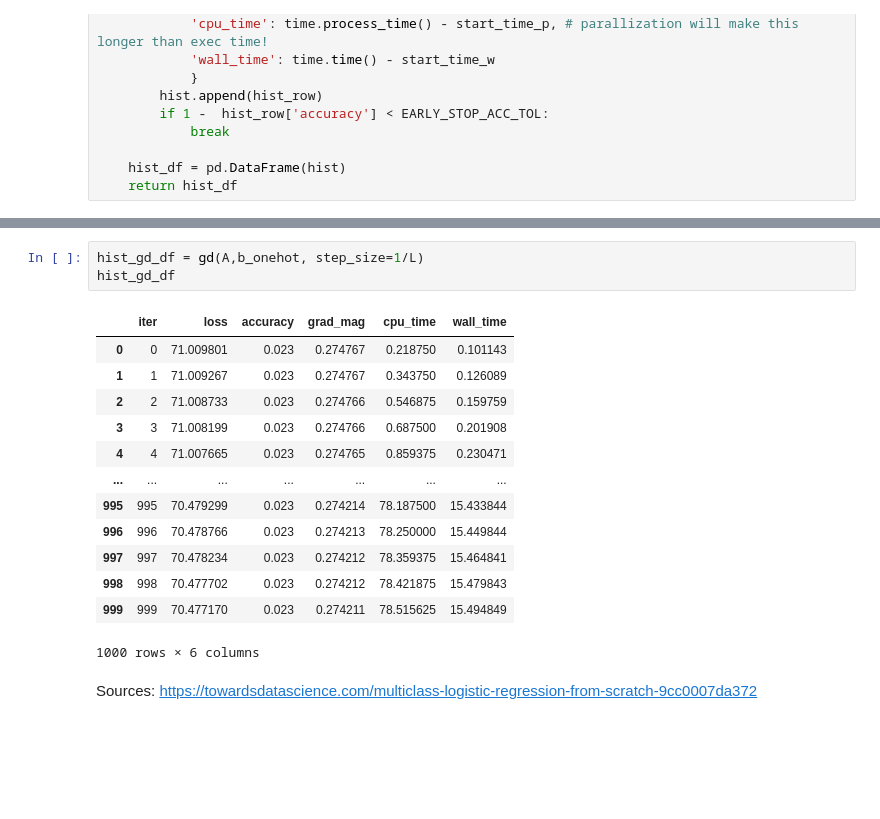
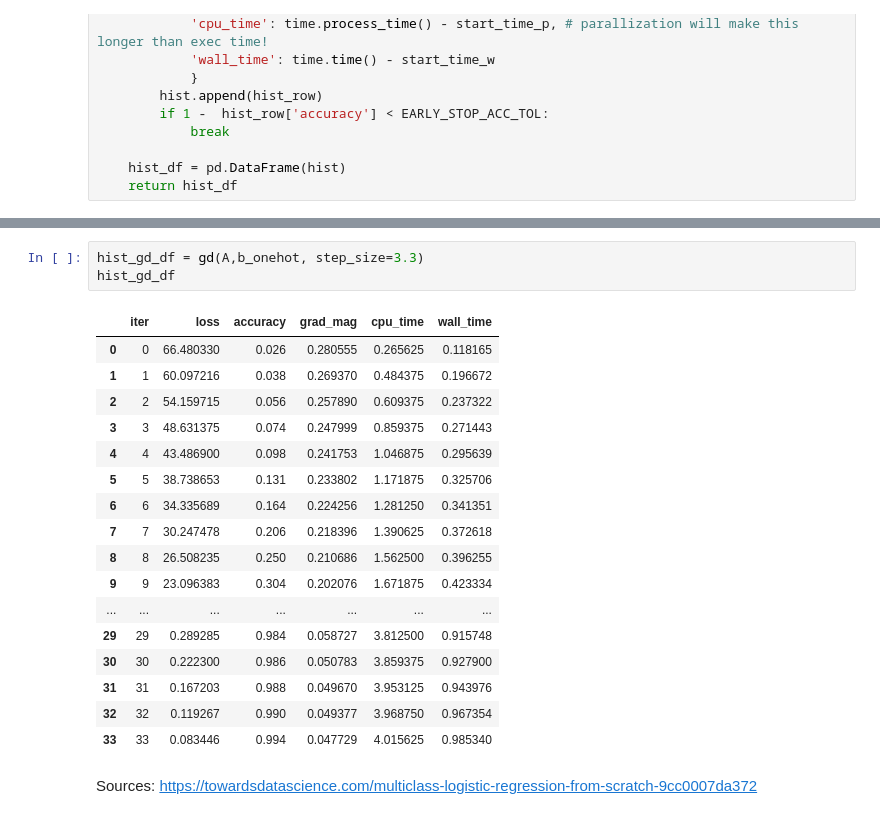
Before and after one commit to Aiecco/BCGD-methods, a Jupyter notebook: stepsize_exp.ipynb, the cells around one changed output, grey strips where cells are left out. Drawn from its saved outputs; the diff is of its cells as text; blank space fills up the shorter version.

```diff
--- a/stepsize_exp.ipynb
+++ b/stepsize_exp.ipynb
@@ -125,20 +125,24 @@ Approximated Lipschitz constant: 3922.087428481841
 # %%
-hist_gd_df = gd(A,b_onehot, step_size=1/L)
+hist_gd_df = gd(A,b_onehot, step_size=3.3)
 hist_gd_df
 # %% [output]
 |  | iter | loss | accuracy | grad_mag | cpu_time | wall_time |
-| 0 | 0 | 71.009801 | 0.023 | 0.274767 | 0.218750 | 0.101143 |
-| 1 | 1 | 71.009267 | 0.023 | 0.274767 | 0.343750 | 0.126089 |
-| 2 | 2 | 71.008733 | 0.023 | 0.274766 | 0.546875 | 0.159759 |
-| 3 | 3 | 71.008199 | 0.023 | 0.274766 | 0.687500 | 0.201908 |
-| 4 | 4 | 71.007665 | 0.023 | 0.274765 | 0.859375 | 0.230471 |
+| 0 | 0 | 66.480330 | 0.026 | 0.280555 | 0.265625 | 0.118165 |
+| 1 | 1 | 60.097216 | 0.038 | 0.269370 | 0.484375 | 0.196672 |
+| 2 | 2 | 54.159715 | 0.056 | 0.257890 | 0.609375 | 0.237322 |
+| 3 | 3 | 48.631375 | 0.074 | 0.247999 | 0.859375 | 0.271443 |
+| 4 | 4 | 43.486900 | 0.098 | 0.241753 | 1.046875 | 0.295639 |
+| 5 | 5 | 38.738653 | 0.131 | 0.233802 | 1.171875 | 0.325706 |
+| 6 | 6 | 34.335689 | 0.164 | 0.224256 | 1.281250 | 0.341351 |
+| 7 | 7 | 30.247478 | 0.206 | 0.218396 | 1.390625 | 0.372618 |
+| 8 | 8 | 26.508235 | 0.250 | 0.210686 | 1.562500 | 0.396255 |
+| 9 | 9 | 23.096383 | 0.304 | 0.202076 | 1.671875 | 0.423334 |
 | ... | ... | ... | ... | ... | ... | ... |
-| 995 | 995 | 70.479299 | 0.023 | 0.274214 | 78.187500 | 15.433844 |
-| 996 | 996 | 70.478766 | 0.023 | 0.274213 | 78.250000 | 15.449844 |
-| 997 | 997 | 70.478234 | 0.023 | 0.274212 | 78.359375 | 15.464841 |
-| 998 | 998 | 70.477702 | 0.023 | 0.274212 | 78.421875 | 15.479843 |
-| 999 | 999 | 70.477170 | 0.023 | 0.274211 | 78.515625 | 15.494849 |
+| 29 | 29 | 0.289285 | 0.984 | 0.058727 | 3.812500 | 0.915748 |
+| 30 | 30 | 0.222300 | 0.986 | 0.050783 | 3.859375 | 0.927900 |
+| 31 | 31 | 0.167203 | 0.988 | 0.049670 | 3.953125 | 0.943976 |
+| 32 | 32 | 0.119267 | 0.990 | 0.049377 | 3.968750 | 0.967354 |
+| 33 | 33 | 0.083446 | 0.994 | 0.047729 | 4.015625 | 0.985340 |
-1000 rows × 6 columns
 # %% [markdown]
 Sources:
 https://towardsdatascience.com/multiclass-logistic-regression-from-scratch-9cc0007da372
```
Also changed, not shown: parts of 22 cells of this notebook, 3 other files.
